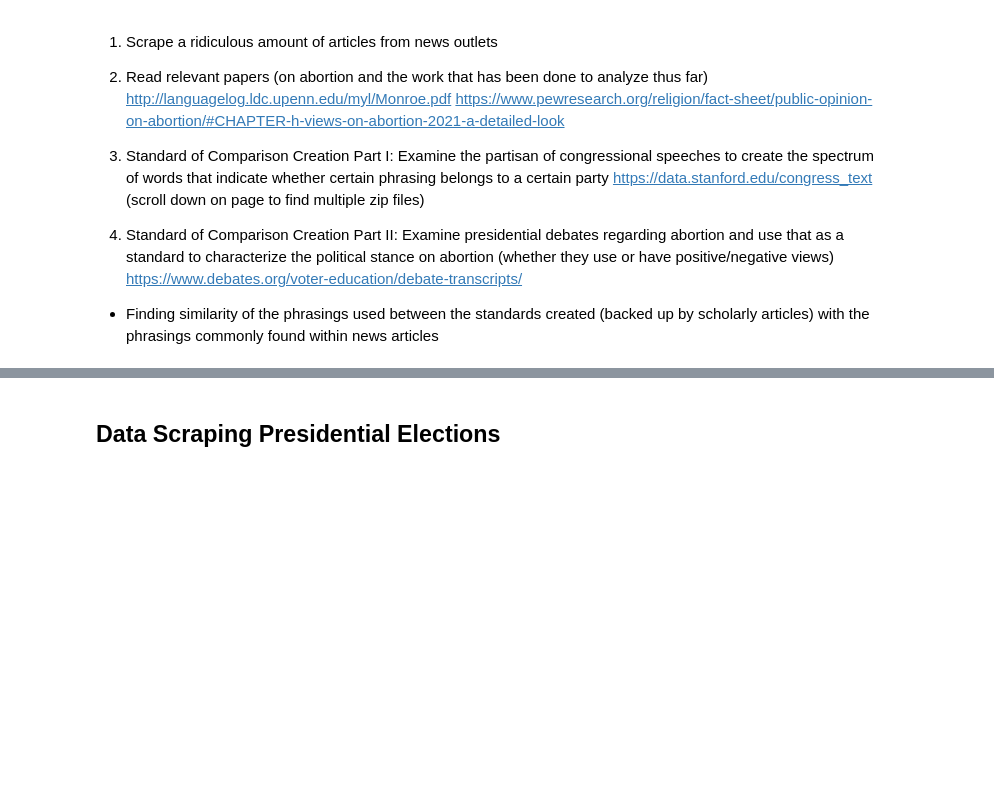
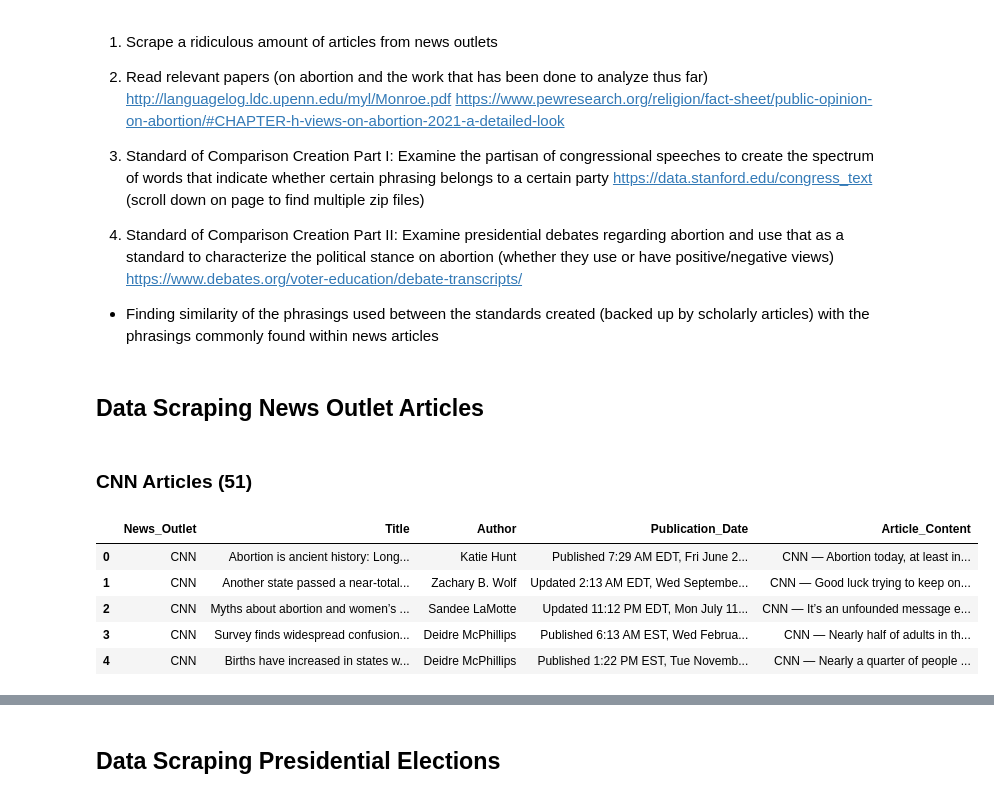
Before and after one commit to stephychen1/info3350-final, a Jupyter notebook: project.ipynb, the cells around one changed output, grey strips where cells are left out. Drawn from its saved outputs; the diff is of its cells as text; code cells hidden in the pictures; blank space fills up the shorter version.

```diff
--- a/project.ipynb
+++ b/project.ipynb
@@ -195,3 +195,71 @@ https://data.stanford.edu/congress_text (scroll down on page to find multiple zi
 https://www.debates.org/voter-education/debate-transcripts/
 
 - Finding similarity of the phrasings used between the standards created (backed up by scholarly articles) with the phrasings commonly found within news articles
+# %% [markdown]
+## Data Scraping News Outlet Articles
+# %% [markdown]
+### CNN Articles (51)
+# %%
+import pandas as pd
+
+def read_txt_to_dataframe(file_path):
+    # Initialize empty lists to store data
+    news_outlets = []
+    titles = []
+    authors = []
+    publication_dates = []
+    article_contents = []
+
+    # Open the text file
+    with open(file_path, 'r') as file:
+        lines = file.readlines()
+
+        # Initialize variables to store information
+        current_article = {}
+
+        # Initialize list to store dictionaries
+        articles_data = []
+
+        # Iterate through lines in the file
+        for line in lines:
+            # Split the line into key and value if possible
+            line_parts = line.split(':', 1)
+
+            # Check if the line can be split into key and value
+            if len(line_parts) == 2:
+                key, value = map(str.strip, line_parts)
+
+                # Check for the end of an article
+                if key == 'Article_Content':
+                    # Save the current article information
+                    current_article['Article_Content'] = value.strip()
+
+                    articles_data.append({
+                        'News_Outlet': current_article.get('News_Outlet', ''),
+                        'Title': current_article.get('Title', ''),
+                        'Author': current_article.get('Author', ''),
+                        'Publication_Date': current_article.get('Publication_Date', ''),
+                        'Article_Content': current_article.get('Article_Content', '')
+                    })
+
+                    current_article = {}
+                else:
+                    # Add key-value pair to current article dictionary
+                    current_article[key] = value
+
+    df = pd.DataFrame(articles_data)
+
+    return df
+
+txt_file_path = 'CNN.txt'
+
+cnn_data_frame = read_txt_to_dataframe(txt_file_path)
+
+cnn_data_frame.head(5)
+# %% [output]
+|  | News_Outlet | Title | Author | Publication_Date | Article_Content |
+| 0 | CNN | Abortion is ancient history: Long... | Katie Hunt | Published 7:29 AM EDT, Fri June 2... | CNN — Abortion today, at least in... |
+| 1 | CNN | Another state passed a near-total... | Zachary B. Wolf | Updated 2:13 AM EDT, Wed Septembe... | CNN — Good luck trying to keep on... |
+| 2 | CNN | Myths about abortion and women’s ... | Sandee LaMotte | Updated 11:12 PM EDT, Mon July 11... | CNN — It’s an unfounded message e... |
+| 3 | CNN | Survey finds widespread confusion... | Deidre McPhillips | Published 6:13 AM EST, Wed Februa... | CNN — Nearly half of adults in th... |
+| 4 | CNN | Births have increased in states w... | Deidre McPhillips | Published 1:22 PM EST, Tue Novemb... | CNN — Nearly a quarter of people ... |
```
Also changed, not shown: parts of 1 cell of this notebook, 2 other files.
